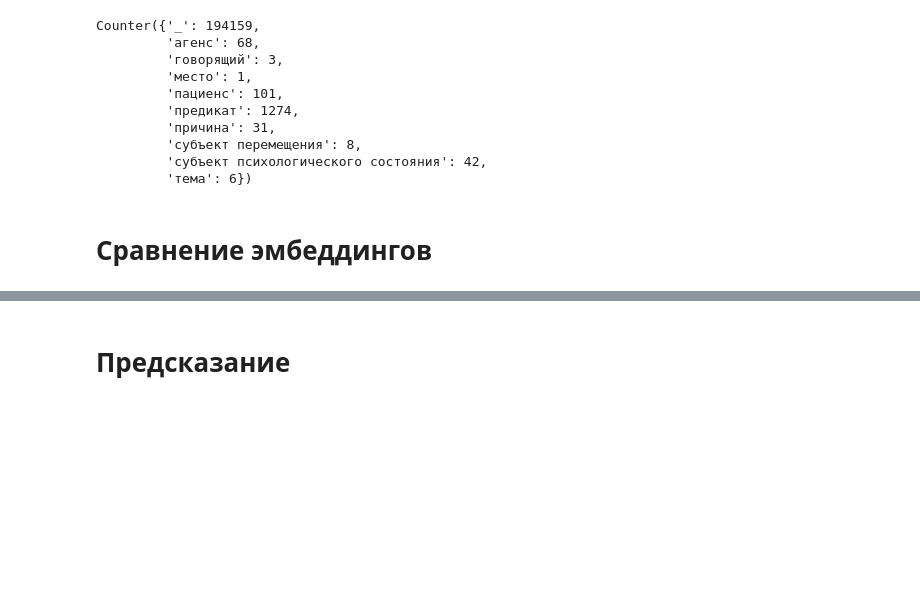
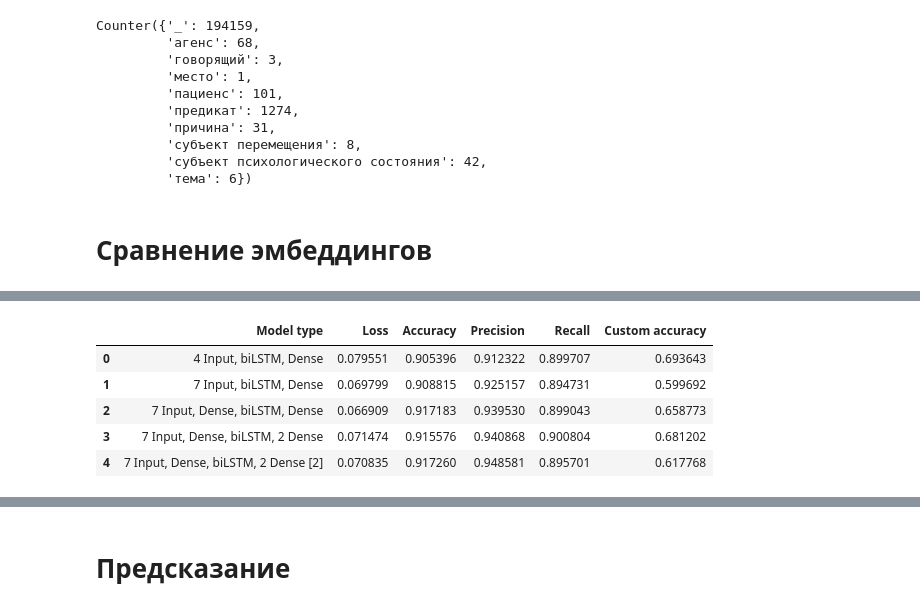
Before and after one commit to kategavrishina/srl-modeling, a Jupyter notebook: SRL_Modeling.ipynb, the cells around one changed output, grey strips where cells are left out. Cells and saved outputs as stored; diff of their text form; code cells hidden in the pictures; blank space fills up the shorter version.

```diff
--- a/SRL_Modeling.ipynb
+++ b/SRL_Modeling.ipynb
@@ -1108,0 +1132,3 @@ model_4_2.fit([X_train_sent, X_train_pos, X_train_rank, X_train_morph, X_train_r
+# %%
+eval_results_4_2 = model_4_2.evaluate(x=[X_test_sent, X_test_pos, X_test_rank, X_test_morph, X_test_rel, X_test_head, X_test_headpos],
+                                y=y_test)
@@ -1108,0 +1137,11 @@ model_4_2.fit([X_train_sent, X_train_pos, X_train_rank, X_train_morph, X_train_r
+# %%
+metrics_df.loc[len(metrics_df)] = ['7 Input, Dense, biLSTM, 2 Dense [2]', eval_results_4_2[0], eval_results_4_2[1], eval_results_4_2[2], eval_results_4_2[3], eval_results_4_2[4]]
+# %%
+metrics_df
+# %% [output]
+|  | Model type | Loss | Accuracy | Precision | Recall | Custom accuracy |
+| 0 | 4 Input, biLSTM, Dense | 0.079551 | 0.905396 | 0.912322 | 0.899707 | 0.693643 |
+| 1 | 7 Input, biLSTM, Dense | 0.069799 | 0.908815 | 0.925157 | 0.894731 | 0.599692 |
+| 2 | 7 Input, Dense, biLSTM, Dense | 0.066909 | 0.917183 | 0.939530 | 0.899043 | 0.658773 |
+| 3 | 7 Input, Dense, biLSTM, 2 Dense | 0.071474 | 0.915576 | 0.940868 | 0.900804 | 0.681202 |
+| 4 | 7 Input, Dense, biLSTM, 2 Dense [2] | 0.070835 | 0.917260 | 0.948581 | 0.895701 | 0.617768 |
```
Also changed, not shown: parts of 15 cells of this notebook.
